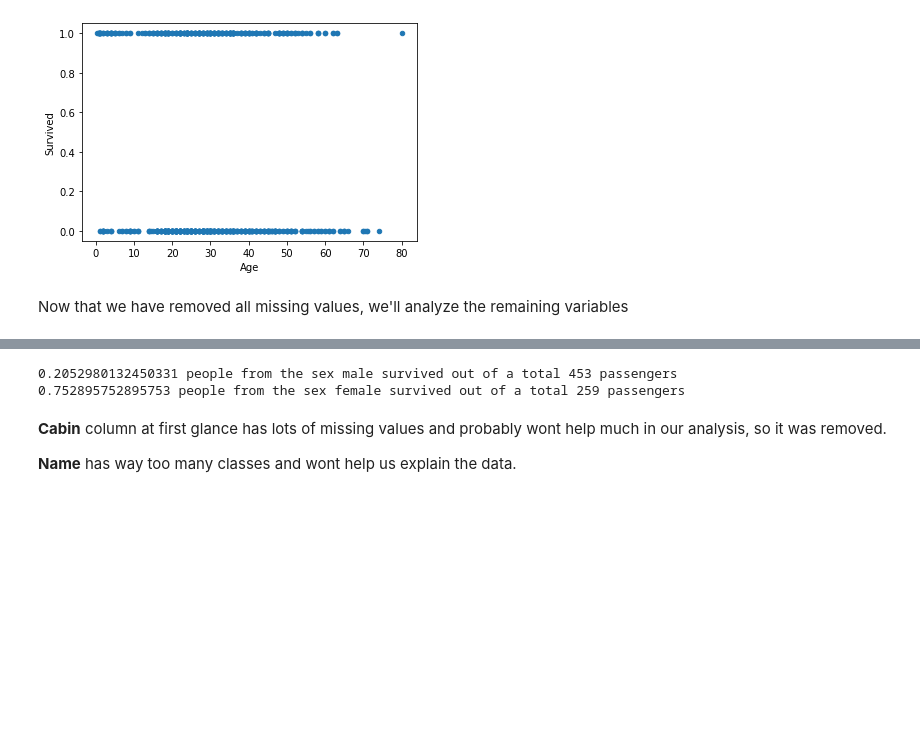
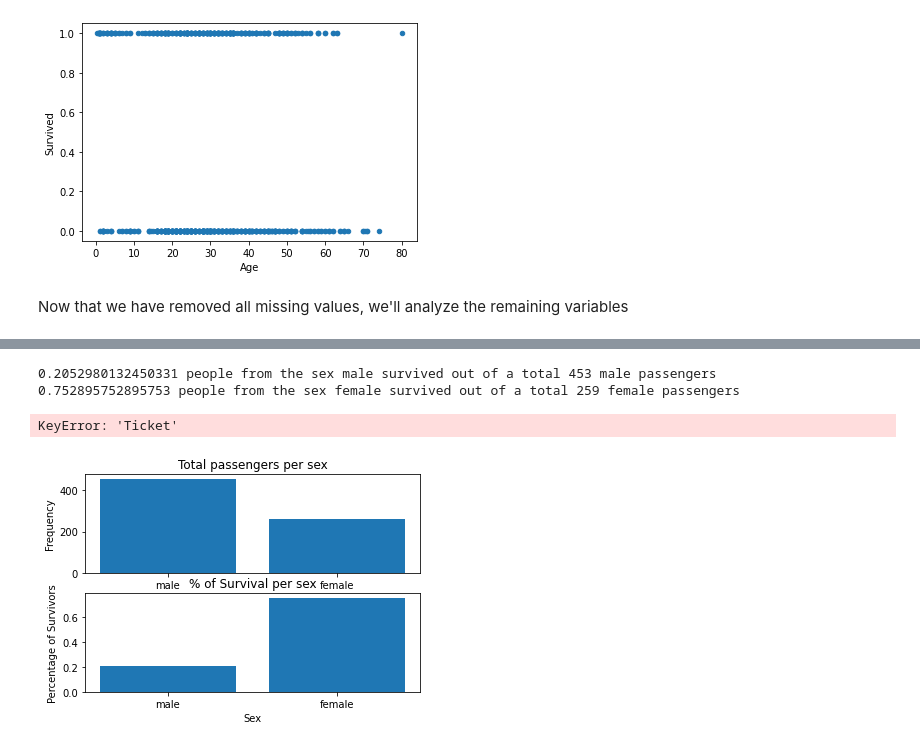
Before and after one commit to matheusorienrac/Notebooks, a Jupyter notebook: Titanic.ipynb, the cells around one changed output, grey strips where cells are left out. Drawn from its saved outputs; the diff is of its cells as text; code cells hidden in the pictures; blank space fills up the shorter version.

Commit message:
Update Titanic.ipynb
Added more content to the analysis

```diff
--- a/Titanic.ipynb
+++ b/Titanic.ipynb
@@ -146,24 +160,37 @@ del train_data["Name"]
 # %%
 # Sex:
 sexes = []
+percentages_of_survival_sex = []
 
 sex = ["male", 'female']
 for i in range(0, 2):
-    sexes.append(train_data[train_data['Sex'] == sex[i]].iloc[:, ])
+    sexes.append(train_data[train_data['Sex'] == sex[i]].loc[:, ['Survived','Sex']])
+    percentages_of_survival_sex.append(sum(sexes[i]['Survived'])/len(sexes[i]['Survived']))
     print(
-        f"{sum(sexes[i]['Survived'])/len(sexes[i]['Survived'])} people from the sex {sex[i]} survived out of a total {len(sexes[i]['Survived'])} passengers "
+        f"{percentages_of_survival_sex[i]} people from the sex {sex[i]} survived out of a total {len(sexes[i]['Survived'])} {sex[i]} passengers "
     )
+
+fig, axs = plt.subplots(2)
+axs[0].bar(train_data['Sex'].value_counts().keys(),
+        train_data['Sex'].value_counts())
+axs[0].set_title('Total passengers per sex')
+axs[0].set(xlabel='Sex', ylabel='Frequency')
+
+
+axs[1].bar(train_data['Sex'].value_counts().keys(),
+    percentages_of_survival_sex)
+axs[1].set_title('% of Survival per sex')
+axs[1].set(xlabel='Sex', ylabel='Percentage of Survivors')
 
 # It seems 74% of the female passengers survived versus 19% of the male passengers.
 # this variable will probably be responsible for explaining a lot of the survivors
 
 # Ticket column seems a bit weird to me. Some rows have a string mixed up with
 # the ticket number. Could try removing those string parts and use only the numeric
 # part but for now i will exclude this variable and see how the model fares
+del train_data['Ticket']
 # %% [output]
-0.2052980132450331 people from the sex male survived out of a total 453 passengers
-0.752895752895753 people from the sex female survived out of a total 259 passengers
+0.2052980132450331 people from the sex male survived out of a total 453 male passengers
+0.752895752895753 people from the sex female survived out of a total 259 female passengers
+KeyError: 'Ticket'
+[figure, added]
-# %% [markdown]
-**Cabin** column at first glance has lots of missing values and probably wont help much in our analysis, so it was removed.
-
-**Name** has way too many classes and wont help us explain the data.
```
Also changed, not shown: parts of 3 cells of this notebook.
